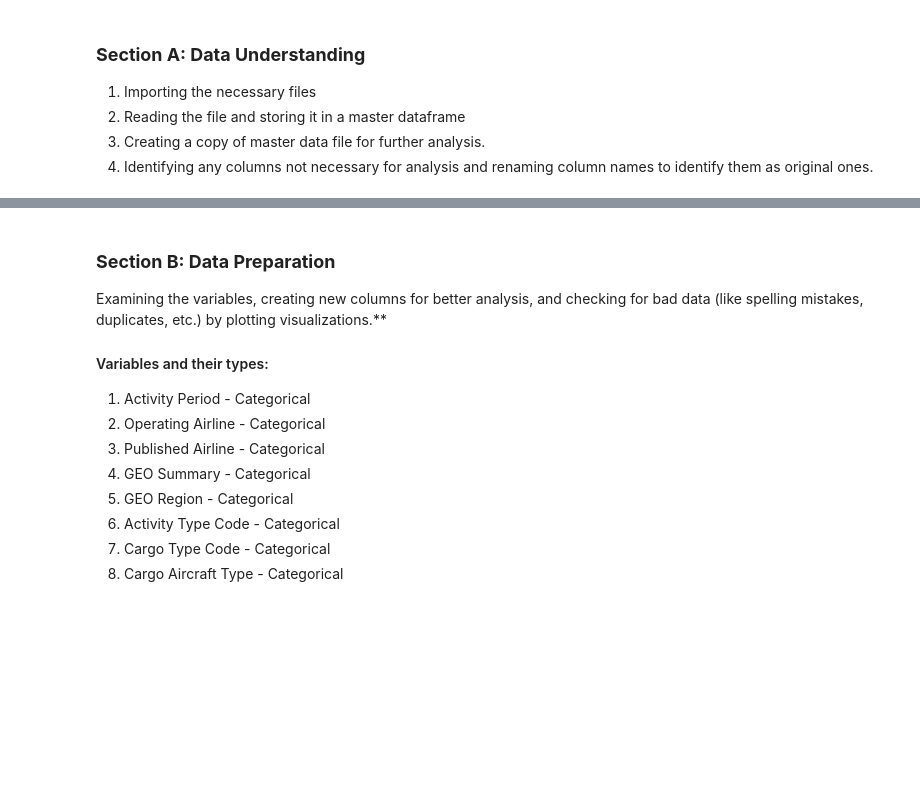
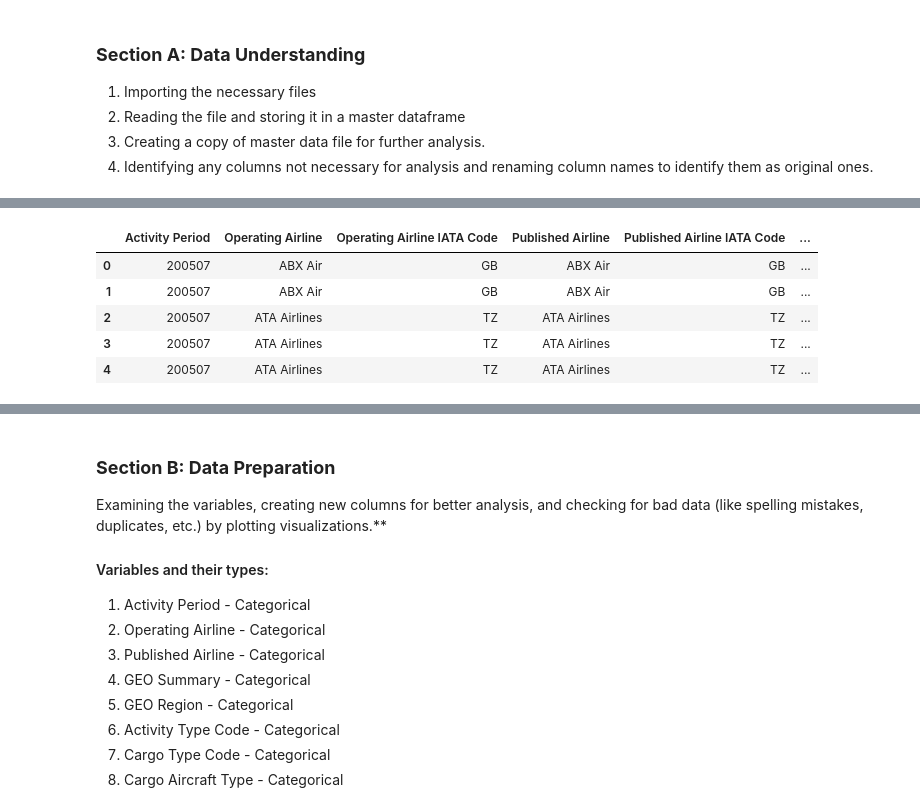
Before and after one commit to prajitachowdhury/San-Francisco-Air-Cargo-Data-Analysis---Python, a Jupyter notebook: nb-san-francisco-air-cargo-traffic-analysis.ipynb, the cells around one changed output, grey strips where cells are left out. Saved outputs shown, nothing was run; the diff lists cells and outputs as text; code cells hidden in the pictures; blank space fills up the shorter version.

Commit message:
Kaggle Notebook | San Francisco Air Cargo Traffic Analysis-Notebook | Version 16

```diff
--- a/nb-san-francisco-air-cargo-traffic-analysis.ipynb
+++ b/nb-san-francisco-air-cargo-traffic-analysis.ipynb
@@ -36,5 +54,14 @@ for dirname, _, filenames in os.walk('/kaggle/input'):
 # %%
-#Step A1: Declaring main_dataset_cargo variable to read and store the dataset of AirCargoTrafficData as Master dataset and Print
+'''
+Step A1: Declaring main_dataset_cargo variable to read and store the dataset of AirCargoTrafficData as Master dataset and Print
+'''
 main_dataset_cargo=pd.read_csv("../input/san-francisco-air-traffic-cargo-statistics/Air_Traffic_Cargo_Statistics.csv")
 main_dataset_cargo.head()
+# %% [output]
+|  | Activity Period | Operating Airline | Operating Airline IATA Code | Published Airline | Published Airline IATA Code | ... |
+| 0 | 200507 | ABX Air | GB | ABX Air | GB | ... |
+| 1 | 200507 | ABX Air | GB | ABX Air | GB | ... |
+| 2 | 200507 | ATA Airlines | TZ | ATA Airlines | TZ | ... |
+| 3 | 200507 | ATA Airlines | TZ | ATA Airlines | TZ | ... |
+| 4 | 200507 | ATA Airlines | TZ | ATA Airlines | TZ | ... |
 # %%
```
Also changed, not shown: parts of 34 cells of this notebook.
